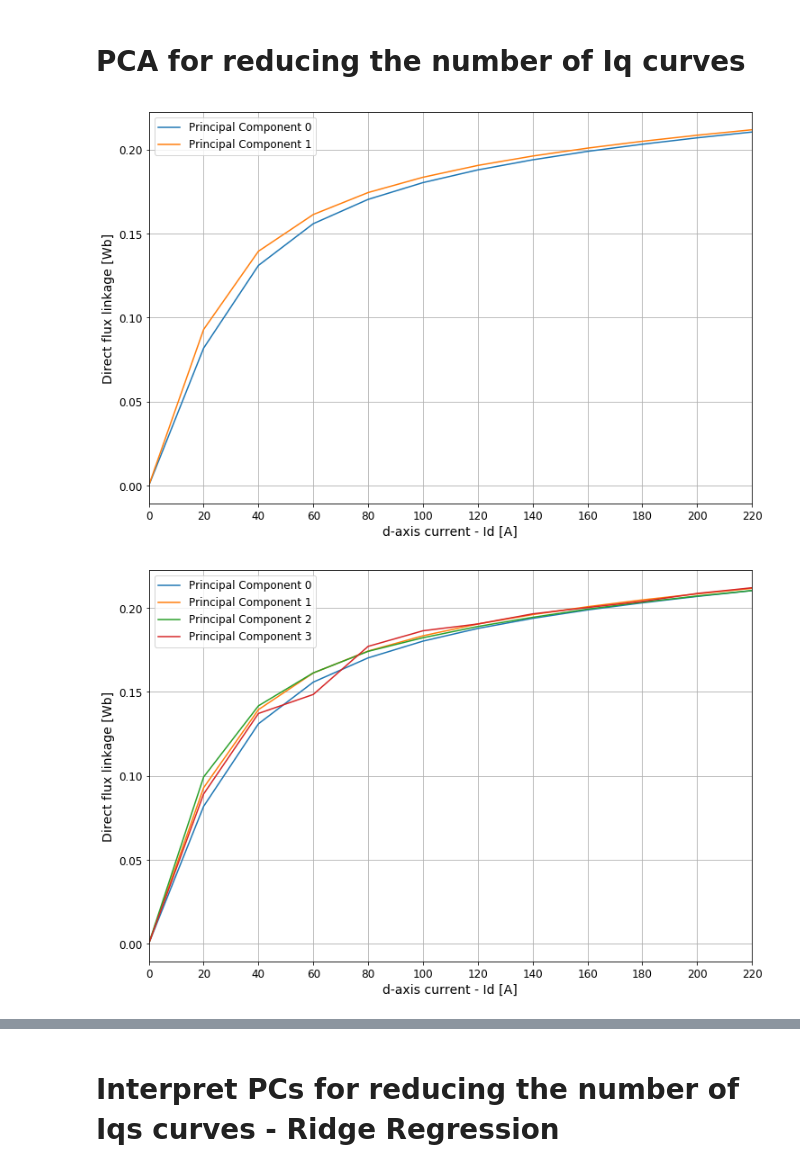
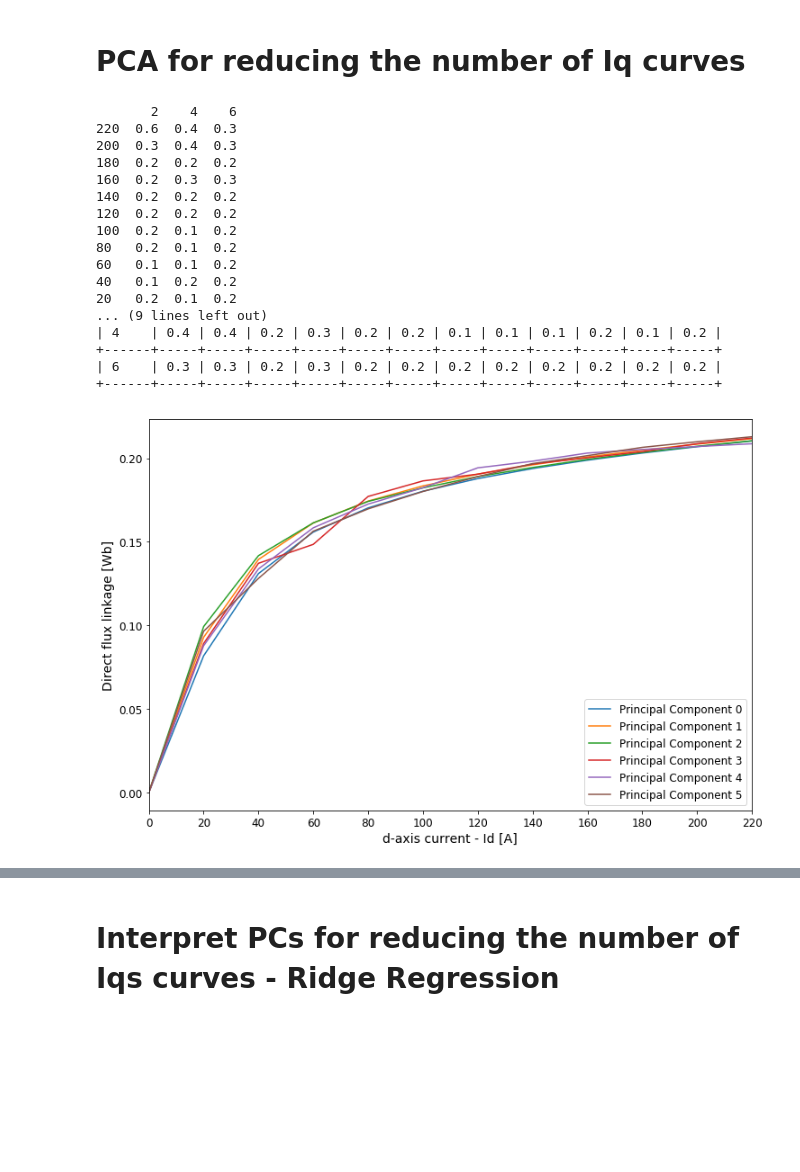
Before and after one commit to gleotescu/iq_interpolation, a Jupyter notebook: curve.ipynb, the cells around one changed output, grey strips where cells are left out. Cells and saved outputs as stored; diff of their text form; code cells hidden in the pictures; blank space fills up the shorter version.

```diff
--- a/curve.ipynb
+++ b/curve.ipynb
@@ -69,8 +69,8 @@ ids, dfs, iqs, xLabel, yLabel, Is = data_from_file('i_direct_flux',1 )
 #
 plt.clf()
 plt.rcParams["figure.figsize"] = [12, 8]
-plt.rcParams['xtick.labelsize']=12
-plt.rcParams['ytick.labelsize']=12
+plt.rcParams['xtick.labelsize']=14
+plt.rcParams['ytick.labelsize']=14
 
 
 for idx in range(0, 12):
@@ -79,9 +79,9 @@ for idx in range(0, 12):
     plt.ylim([0, 0.25])
     plt.xlim([0, 220])
     plt.xticks(ids)
-    plt.xlabel(xLabel, fontsize = 14)
-    plt.ylabel(yLabel, fontsize = 14)
-    plt.legend(loc='best', fontsize = 12)
+    plt.xlabel(xLabel, fontsize = 16)
+    plt.ylabel(yLabel, fontsize = 16)
+    plt.legend(loc='best', fontsize = 16)
 plt.grid()
 plt.savefig('OriginalIqs.png', dpi = 200)
 plt.show()
@@ -97,7 +97,7 @@ from scipy.interpolate import interp1d
 from scipy import interpolate
 from sklearn.decomposition import PCA
 from sklearn import preprocessing
-
+from pandas import DataFrame as df
 
 #INITIALIZE THE TABLE
 headers =[ 'No of PCs' ]+['Total Error'] + ['Id %d'%id for id in ids]
@@ -107,6 +107,7 @@ rows    = []
 flux = dfs.T
 scaler = preprocessing.StandardScaler()
 df_flux_scaled = scaler.fit_transform(flux)
+weights  = []
 
 avg_Iqs_weights_headers = ['Components'] + ['Iq %d' % iq for iq in ids]
 avg_Iqs_weights_rows = []
@@ -149,9 +150,9 @@ for comp in no_of_comps:
         plt.legend(fontsize=12)
         plt.xticks(list(range(0, 240, 20)))
         plt.xlim(0, 220)
-    plt.grid()
-    plt.savefig('TOP{}PrincipalComponents.png'.format(comp), dpi = 200)
-    plt.show()
+#     plt.grid()
+#     plt.savefig('TOP{}PrincipalComponents.png'.format(comp), dpi = 200)
+#     plt.show()
 
     error = (flux - projected_unscaled) ** 2
     error = np.sum(error, axis=1)
@@ -160,35 +161,57 @@ for comp in no_of_comps:
     row = row + error.tolist()
 
     rows.append(row)
 
     #table - meaning of PCs
     headers_PC =[ 'Idx of PC' ] + ['Iq %d' % id for id in ids]
     rows_PC    = []
     i = 1
     for component in pca_reduce_curves.components_:
         row_PC = [i]
         for value in component:
             row_PC.append(value)
         i+=1
         rows_PC.append(row_PC)
 
     # average contribution of each feature
     avg_weights = np.mean(abs(pca_reduce_curves.components_), axis=0)
+    weights.append(avg_weights.tolist())
 #     avg_weights_data. append()
     avg_Iqs_weights_rows.append([comp] + avg_weights.tolist())
 
 # print PC meaning
 # print ("Meaning of the %d components(Weights for each IQ curve)"  %comp)
 # table_PC = plotTable(headers=headers_PC, rows=rows_PC, column_width=True, precision=5)
 # print(table_PC)
 
 # print errors in table
 # print('Loss ( sum squared error * 10 ^ 6)')
+np_weights = np.asarray(weights, dtype=np.float32)
 
+# data = np_weights.T
 
-# print('Average contribution of each curve -- for diff num of components')
-# table = plotTable(avg_Iqs_weights_headers, avg_Iqs_weights_rows)
-# print(table)
+df_weights = df(data = np.round(np_weights.T, 1), index = iqs, columns = no_of_comps)
+print(df_weights)
+df_weights.to_csv('average_weights_of_PCA_curves.csv')
+print('Average contribution of each curve -- for diff num of components')
+table = plotTable(avg_Iqs_weights_headers, avg_Iqs_weights_rows)
+print(table)
 # %% [output]
+       2    4    6
+220  0.6  0.4  0.3
+200  0.3  0.4  0.3
+180  0.2  0.2  0.2
+160  0.2  0.3  0.3
+140  0.2  0.2  0.2
+120  0.2  0.2  0.2
+100  0.2  0.1  0.2
+80   0.2  0.1  0.2
+60   0.1  0.1  0.2
+40   0.1  0.2  0.2
+20   0.2  0.1  0.2
+... (9 lines left out)
+| 4    | 0.4 | 0.4 | 0.2 | 0.3 | 0.2 | 0.2 | 0.1 | 0.1 | 0.1 | 0.2 | 0.1 | 0.2 |
++------+-----+-----+-----+-----+-----+-----+-----+-----+-----+-----+-----+-----+
+| 6    | 0.3 | 0.3 | 0.2 | 0.3 | 0.2 | 0.2 | 0.2 | 0.2 | 0.2 | 0.2 | 0.2 | 0.2 |
++------+-----+-----+-----+-----+-----+-----+-----+-----+-----+-----+-----+-----+
-[figure, old version]
+[figure, new version]
-[figure, removed]
```
Also changed, not shown: parts of 6 cells of this notebook, 13 other files.
